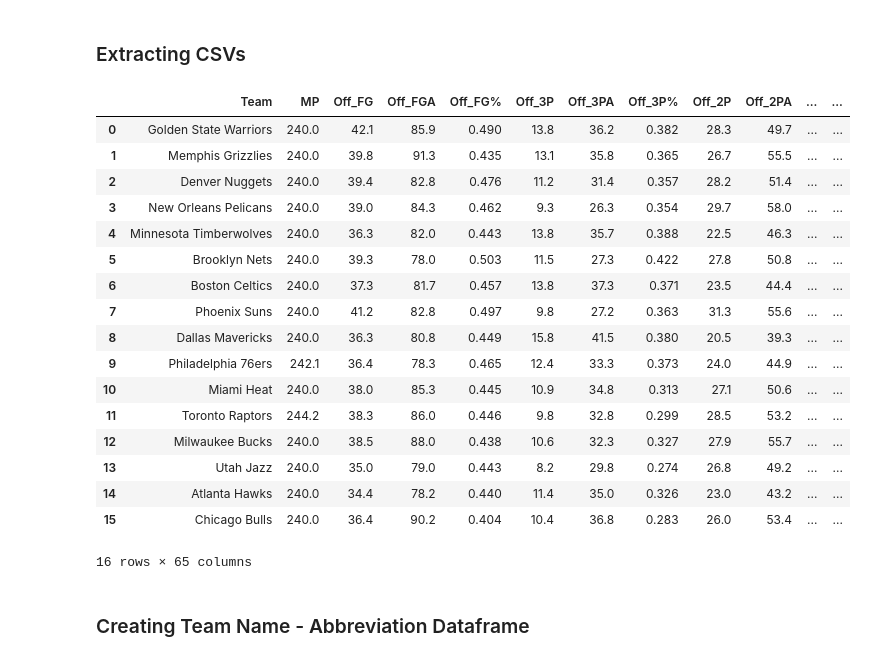
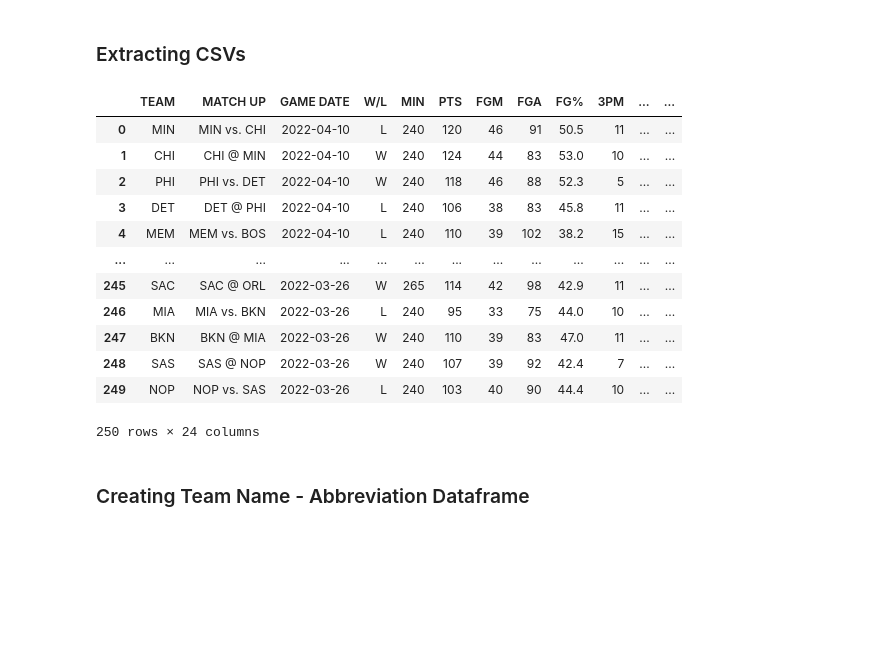
Before and after one commit to emeralddawns/NBA-Prediction-NN, a Jupyter notebook: NBA_Analysis-CSV.ipynb, the cells around one changed output. Cells and saved outputs as stored; diff of their text form; code cells hidden in the pictures; blank space fills up the shorter version.

```diff
--- a/NBA_Analysis-CSV.ipynb
+++ b/NBA_Analysis-CSV.ipynb
@@ -66,27 +66,22 @@ nba_post_off_df = pd.DataFrame(pd.read_csv("nba_team_stats_data/nba_post_off.csv
 reg_season_compiled = pd.DataFrame(pd.read_csv("nba_team_stats_data/nba_reg_compiled_stats.csv").drop(['Unnamed: 0'],axis=1))
 post_season_compiled = pd.DataFrame(pd.read_csv("nba_team_stats_data/nba_post_compiled_stats.csv").drop(['Unnamed: 0'],axis=1))
 # %%
-post_season_compiled
+nba_df
 # nba_df.head(50)
 # %% [output]
-|  | Team | MP | Off_FG | Off_FGA | Off_FG% | Off_3P | Off_3PA | Off_3P% | Off_2P | Off_2PA | ... | ... |
-| 0 | Golden State Warriors | 240.0 | 42.1 | 85.9 | 0.490 | 13.8 | 36.2 | 0.382 | 28.3 | 49.7 | ... | ... |
-| 1 | Memphis Grizzlies | 240.0 | 39.8 | 91.3 | 0.435 | 13.1 | 35.8 | 0.365 | 26.7 | 55.5 | ... | ... |
-| 2 | Denver Nuggets | 240.0 | 39.4 | 82.8 | 0.476 | 11.2 | 31.4 | 0.357 | 28.2 | 51.4 | ... | ... |
-| 3 | New Orleans Pelicans | 240.0 | 39.0 | 84.3 | 0.462 | 9.3 | 26.3 | 0.354 | 29.7 | 58.0 | ... | ... |
-| 4 | Minnesota Timberwolves | 240.0 | 36.3 | 82.0 | 0.443 | 13.8 | 35.7 | 0.388 | 22.5 | 46.3 | ... | ... |
-| 5 | Brooklyn Nets | 240.0 | 39.3 | 78.0 | 0.503 | 11.5 | 27.3 | 0.422 | 27.8 | 50.8 | ... | ... |
-| 6 | Boston Celtics | 240.0 | 37.3 | 81.7 | 0.457 | 13.8 | 37.3 | 0.371 | 23.5 | 44.4 | ... | ... |
-| 7 | Phoenix Suns | 240.0 | 41.2 | 82.8 | 0.497 | 9.8 | 27.2 | 0.363 | 31.3 | 55.6 | ... | ... |
-| 8 | Dallas Mavericks | 240.0 | 36.3 | 80.8 | 0.449 | 15.8 | 41.5 | 0.380 | 20.5 | 39.3 | ... | ... |
-| 9 | Philadelphia 76ers | 242.1 | 36.4 | 78.3 | 0.465 | 12.4 | 33.3 | 0.373 | 24.0 | 44.9 | ... | ... |
-| 10 | Miami Heat | 240.0 | 38.0 | 85.3 | 0.445 | 10.9 | 34.8 | 0.313 | 27.1 | 50.6 | ... | ... |
-| 11 | Toronto Raptors | 244.2 | 38.3 | 86.0 | 0.446 | 9.8 | 32.8 | 0.299 | 28.5 | 53.2 | ... | ... |
-| 12 | Milwaukee Bucks | 240.0 | 38.5 | 88.0 | 0.438 | 10.6 | 32.3 | 0.327 | 27.9 | 55.7 | ... | ... |
-| 13 | Utah Jazz | 240.0 | 35.0 | 79.0 | 0.443 | 8.2 | 29.8 | 0.274 | 26.8 | 49.2 | ... | ... |
-| 14 | Atlanta Hawks | 240.0 | 34.4 | 78.2 | 0.440 | 11.4 | 35.0 | 0.326 | 23.0 | 43.2 | ... | ... |
-| 15 | Chicago Bulls | 240.0 | 36.4 | 90.2 | 0.404 | 10.4 | 36.8 | 0.283 | 26.0 | 53.4 | ... | ... |
+|  | TEAM | MATCH UP | GAME DATE | W/L | MIN | PTS | FGM | FGA | FG% | 3PM | ... | ... |
+| 0 | MIN | MIN vs. CHI | 2022-04-10 | L | 240 | 120 | 46 | 91 | 50.5 | 11 | ... | ... |
+| 1 | CHI | CHI @ MIN | 2022-04-10 | W | 240 | 124 | 44 | 83 | 53.0 | 10 | ... | ... |
+| 2 | PHI | PHI vs. DET | 2022-04-10 | W | 240 | 118 | 46 | 88 | 52.3 | 5 | ... | ... |
+| 3 | DET | DET @ PHI | 2022-04-10 | L | 240 | 106 | 38 | 83 | 45.8 | 11 | ... | ... |
+| 4 | MEM | MEM vs. BOS | 2022-04-10 | L | 240 | 110 | 39 | 102 | 38.2 | 15 | ... | ... |
+| ... | ... | ... | ... | ... | ... | ... | ... | ... | ... | ... | ... | ... |
+| 245 | SAC | SAC @ ORL | 2022-03-26 | W | 265 | 114 | 42 | 98 | 42.9 | 11 | ... | ... |
+| 246 | MIA | MIA vs. BKN | 2022-03-26 | L | 240 | 95 | 33 | 75 | 44.0 | 10 | ... | ... |
+| 247 | BKN | BKN @ MIA | 2022-03-26 | W | 240 | 110 | 39 | 83 | 47.0 | 11 | ... | ... |
+| 248 | SAS | SAS @ NOP | 2022-03-26 | W | 240 | 107 | 39 | 92 | 42.4 | 7 | ... | ... |
+| 249 | NOP | NOP vs. SAS | 2022-03-26 | L | 240 | 103 | 40 | 90 | 44.4 | 10 | ... | ... |
-16 rows × 65 columns
+250 rows × 24 columns
 # %% [markdown]
 ### Creating Team Name - Abbreviation Dataframe
 # %%
```
Also changed, not shown: 1 other file.
